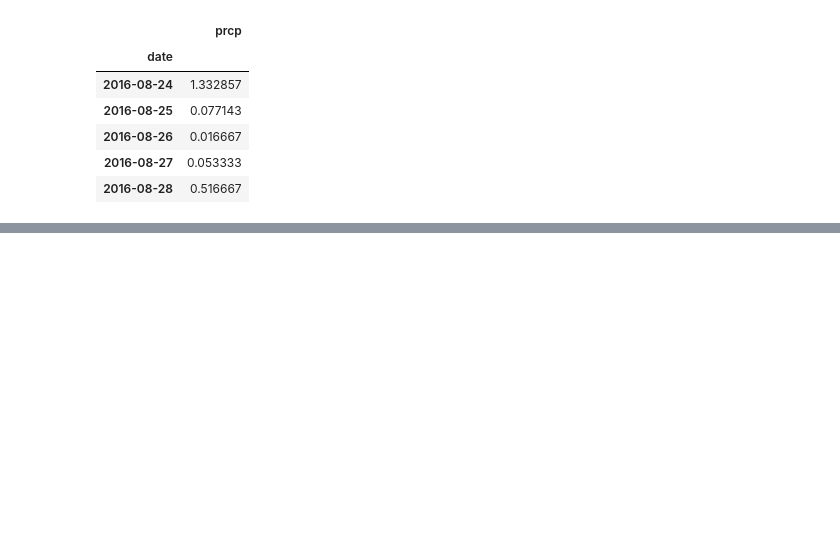
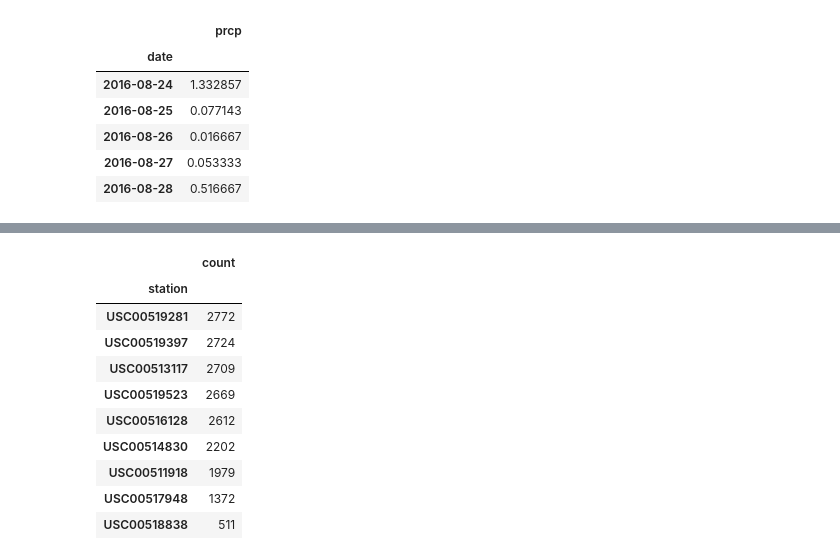
Before and after one commit to jmendiola84/Surfs_Up, a Jupyter notebook: climate_analysis.ipynb, the cells around one changed output, grey strips where cells are left out. Saved outputs shown, nothing was run; the diff lists cells and outputs as text; code cells hidden in the pictures; blank space fills up the shorter version.

```diff
--- a/climate_analysis.ipynb
+++ b/climate_analysis.ipynb
@@ -183,0 +192,10 @@ plt.show()
+# %%
+#Design a query to find the most active stations.
+#List the stations and observation counts in descending order
+#Which station has the highest number of observations?
+sel_cnt_st = [Measurement.station,
+       func.count(Measurement.date)]
+st_actvty = session.query(*sel_cnt_st).\
+    group_by(Measurement.station).\
+    order_by(func.count(Measurement.date).desc()).all()
+st_actvty
@@ -183,0 +212,16 @@ plt.show()
+# %%
+st_cnt_df = pd.DataFrame(st_actvty, columns=['station', 'count'])
+st_cnt_df.set_index('station', inplace=True)
+st_cnt_df.head(9)
+# %% [output]
+|  | count |
+| station |  |
+| USC00519281 | 2772 |
+| USC00519397 | 2724 |
+| USC00513117 | 2709 |
+| USC00519523 | 2669 |
+| USC00516128 | 2612 |
+| USC00514830 | 2202 |
+| USC00511918 | 1979 |
+| USC00517948 | 1372 |
+| USC00518838 | 511 |
```
Also changed, not shown: parts of 13 cells of this notebook, 1 other file.
